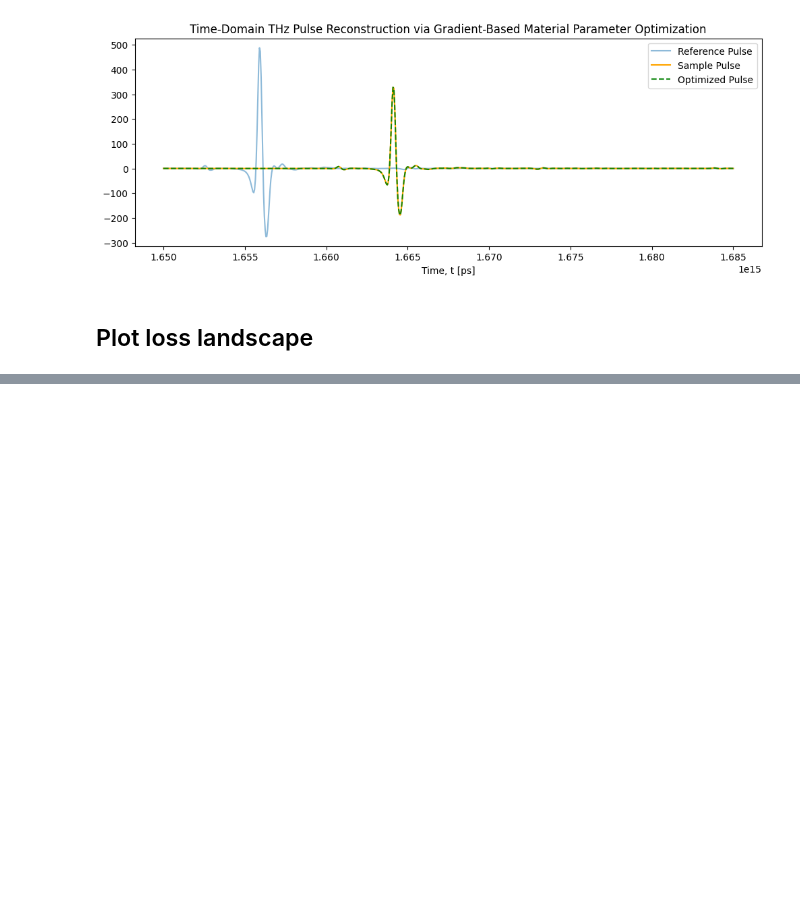
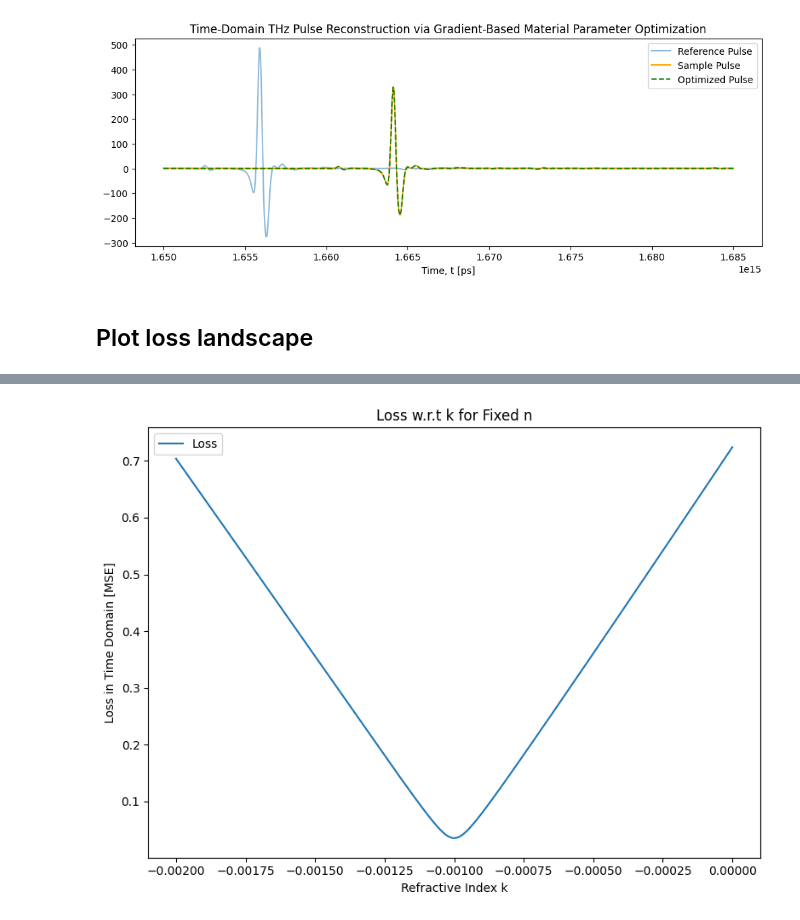
Before and after one commit to tls54/THz-TDS, a Jupyter notebook: Transfer Matrix Method/Experimental_reference.ipynb, the cells around one changed output, grey strips where cells are left out. Saved outputs shown, nothing was run; the diff lists cells and outputs as text; code cells hidden in the pictures; blank space fills up the shorter version.

```diff
--- a/Transfer Matrix Method/Experimental_reference.ipynb
+++ b/Transfer Matrix Method/Experimental_reference.ipynb
@@ -244,0 +271,16 @@ plt.show()
+# %%
+# Now, let's extract the loss for fixed n_true
+n_index = np.argmin(np.abs(n_grid[0] - n_true))
+loss_at_n_true = loss_grid[:, n_index]
+
+# Plotting the loss for fixed k
+plt.figure(figsize=(8, 6))
+plt.plot(k_grid[:, 0], loss_at_n_true, label='Loss')
+plt.xlabel("Refractive Index k")
+plt.ylabel("Loss in Time Domain [MSE]")
+plt.title("Loss w.r.t k for Fixed n")
+plt.legend()
+plt.tight_layout()
+plt.show()
+# %% [output]
+[figure, added]
```
Also changed, not shown: parts of 10 cells of this notebook.
